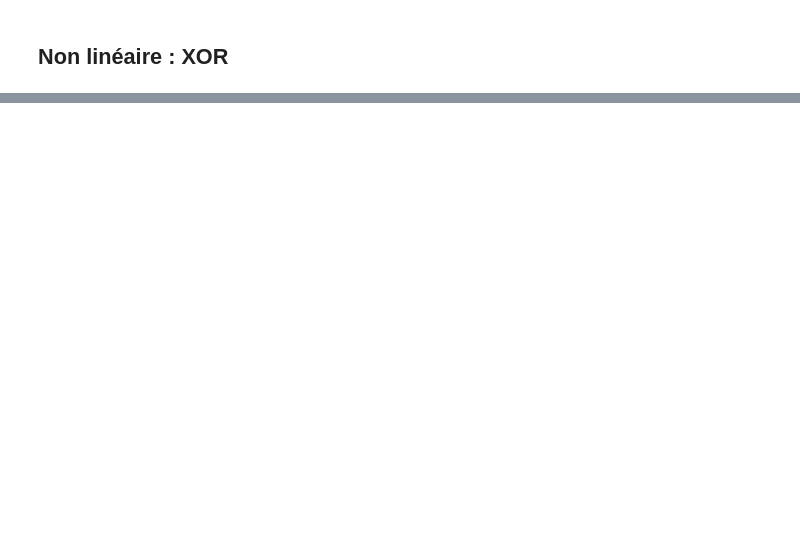
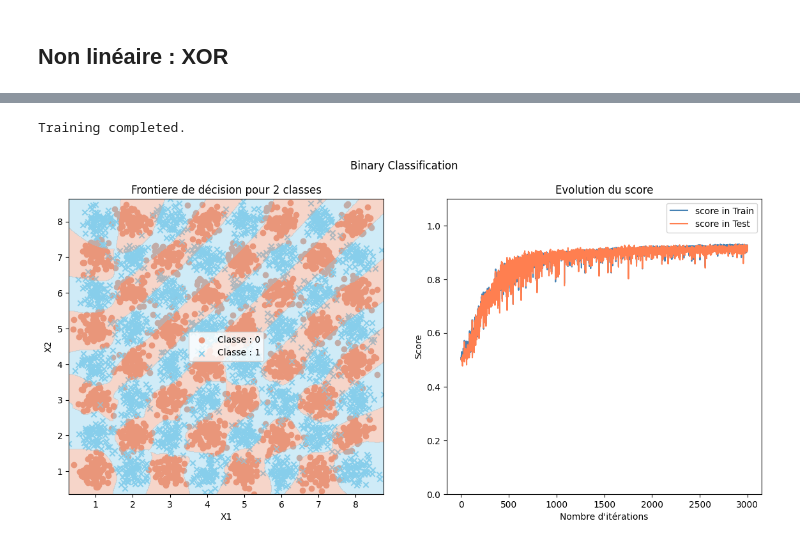
Before and after one commit to Amayas29/neural-networks, a Jupyter notebook: experimentations/non_linear.ipynb, the cells around one changed output, grey strips where cells are left out. Cells and saved outputs as stored; diff of their text form; code cells hidden in the pictures; blank space fills up the shorter version.

```diff
--- a/experimentations/non_linear.ipynb
+++ b/experimentations/non_linear.ipynb
@@ -54,0 +94,22 @@ Training completed.
+# %%
+np.random.seed(42)
+X, y = generate_echiquier(n_samples=70, sigmas = 0.05, n = 8)
+
+net = Sequentiel([
+    Linear(2, 128, bias=True),
+    ReLU(),
+    Linear(128, 64, bias=True),
+    TanH(),
+    Linear(64, 32, bias=True),
+    ReLU(),
+    Linear(32, 1, bias=True),
+    Sigmoide(),
+], classes_type="0/1")
+
+optim = Optim(net, MSELoss(), eps=1e-3)
+optim.SGD(X, y, test_train_split=True, batch_size=200, epochs=3000, verbose=False)
+
+plot_net(optim, X, y, net_type="classif", net_title="Binary Classification", data_xlabel="X1", data_ylabel="X2", display_loss=False, display_score=True)
+# %% [output]
+Training completed.
+[figure, added]
```
Also changed, not shown: parts of 6 cells of this notebook, 5 other files.
